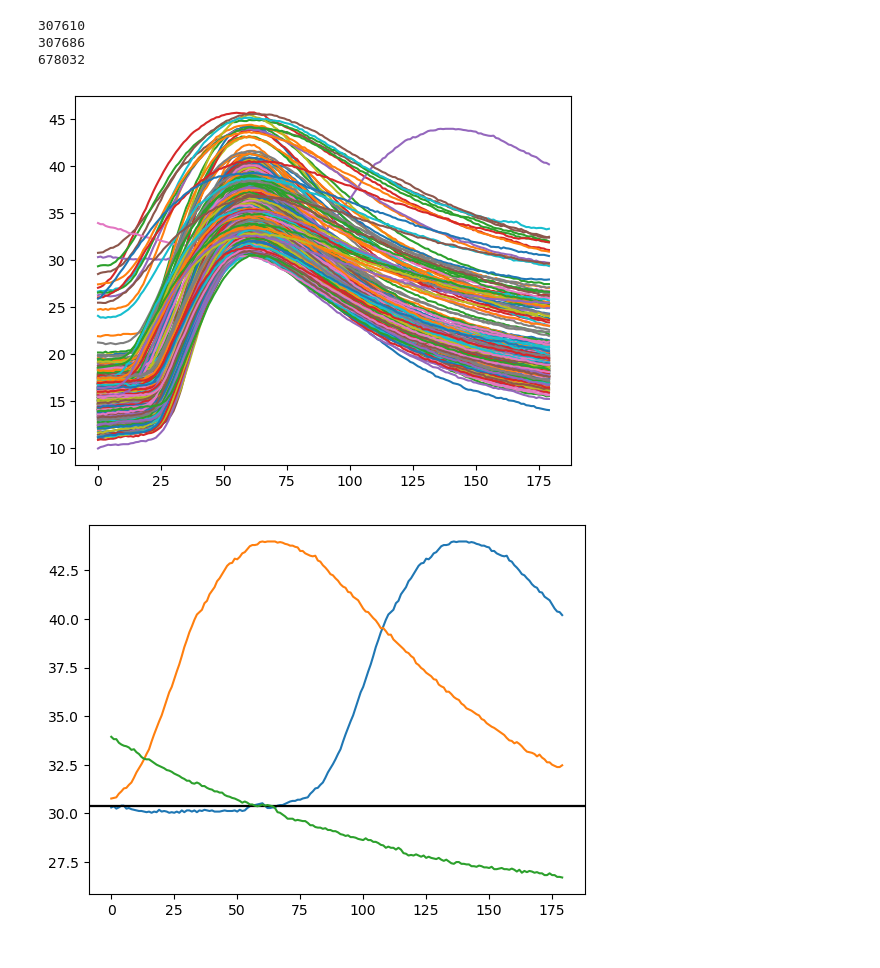
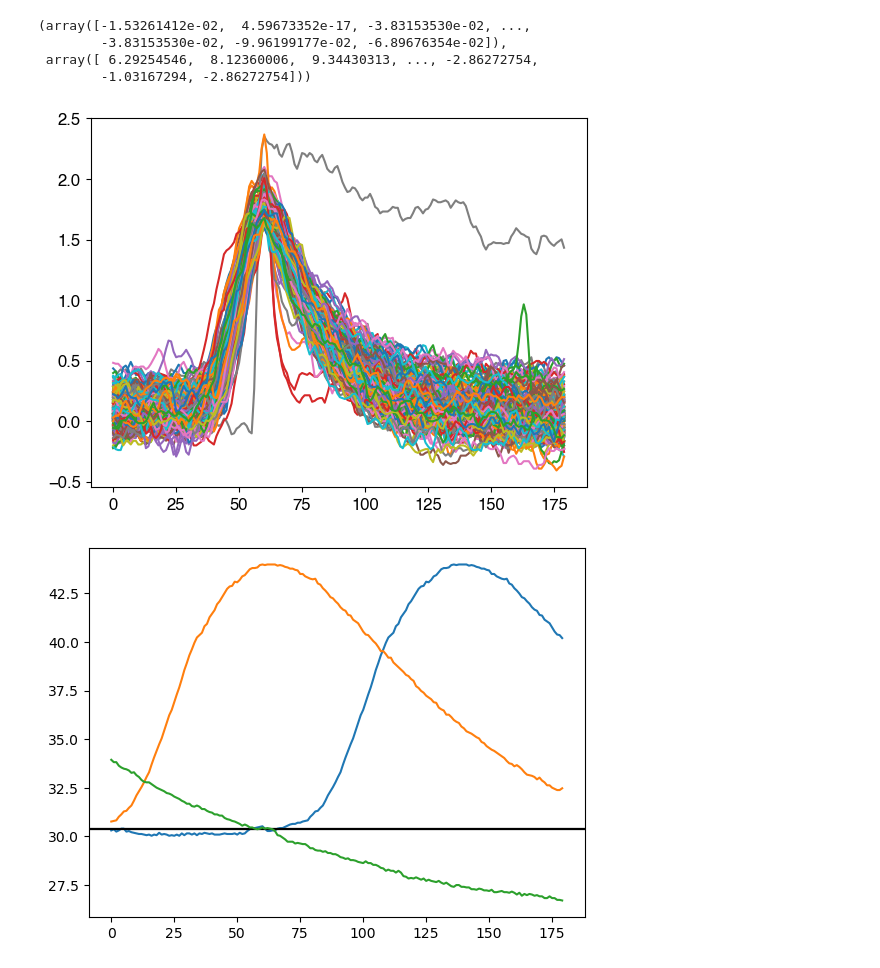
Before and after one commit to dyballa/TempoSort, a Jupyter notebook: data/2018_Marques-Smith/ls_analyses_kilosort_2018.ipynb, the cells around one changed output. Saved outputs shown, nothing was run; the diff lists cells and outputs as text; code cells hidden in the pictures.

Commit message:
accuracy + juxta/extra plots

```diff
--- a/data/2018_Marques-Smith/ls_analyses_kilosort_2018.ipynb
+++ b/data/2018_Marques-Smith/ls_analyses_kilosort_2018.ipynb
@@ -77,8 +76,7 @@ ops, camps, contam_pct, chan_map, templates, chan_best, amplitudes, st, clu, fir
 # %%
 # import data
-
-filename = f"{scratch}/c42/c42_npx_raw.bin"
-patch_filename = f"{scratch}/c42/c42_patch_ch1.bin"
+filename = f"{scratch}/c{version}/c{version}_npx_raw.bin"
+patch_filename = f"{scratch}/c{version}/c{version}_patch_ch1.bin"
 
 # filename = f"{scratch}/c24/c24_npx_raw.bin"
 # patch_filename = f"{scratch}/c24/c24_patch_ch1.bin"
@@ -97,8 +95,8 @@ Probe_dtype = np.uint16
 # Juxta_y_digitization = 65536
 # Juxta_y_range=10
 # distance_min = 31
-# Probe_closest_electrode = 218
-Probe_closest_electrode = 109
+Probe_closest_electrode = 218
+# Probe_closest_electrode = 109
 
 # helper functions
 ### The code below has been adapted from:
@@ -121,8 +119,6 @@ def find_peaks(wcrecording, T):
 
     a = SpikeWstart[0][0]
     b = SpikeWend[0][0]
-
-    print(SpikeWstart, SpikeWend)
 
     FinalWstart = [a[item] for item in range(len(a)) if item not in duration_rejects]
     FinalWend = [b[item] for item in range(len(b)) if item not in duration_rejects]
@@ -201,6 +197,6 @@ def loadPatchRawData(patch_path, npx_recording):
 juxta = loadPatchRawData(patch_filename, extra_Volts)
 # spike_triggers, spike_data_in_V = custom_find_peaks(juxta, 50023.88170476, 2.34375)
 juxta_filt = juxta - np.mean(juxta)
-spike_triggers, thresh = find_peaks(juxta_filt, 7)
+spike_triggers, thresh = find_peaks(juxta_filt1, 7)
 
-m = len(juxta)/float(len(extra_Volts[0])) # finding scale factor
+m = len(juxta_filt1)/float(len(extra_Volts[0])) # finding scale factor
@@ -225,20 +203,23 @@ m = len(juxta)/float(len(extra_Volts[0])) # finding scale factor
+# %%
+juxta_filt1, juxta_filt
+# %% [output]
+(array([-1.53261412e-02,  4.59673352e-17, -3.83153530e-02, ...,
+        -3.83153530e-02, -9.96199177e-02, -6.89676354e-02]),
+ array([ 6.29254546,  8.12360006,  9.34430313, ..., -2.86272754,
+        -1.03167294, -2.86272754]))
 # %%
-
 
 np.std(juxta)
 
 for sp in spike_triggers[:1000]:
 
-    window = juxta_filt[sp-60:sp+120]
+    window = juxta_filt1[sp-60:sp+120]
 
-    if window[0] > 30:
-        print(sp)
+    # if window[0] < 30:
+    #     print(sp)
     plt.plot(window)
 # %% [output]
-307610
-307686
-678032
-[figure, old version]
+[figure, new version]
 # %%
 for sp in [307610, 307686, 678032]:
 
```
Also changed, not shown: parts of 17 cells of this notebook, 4 other files.
